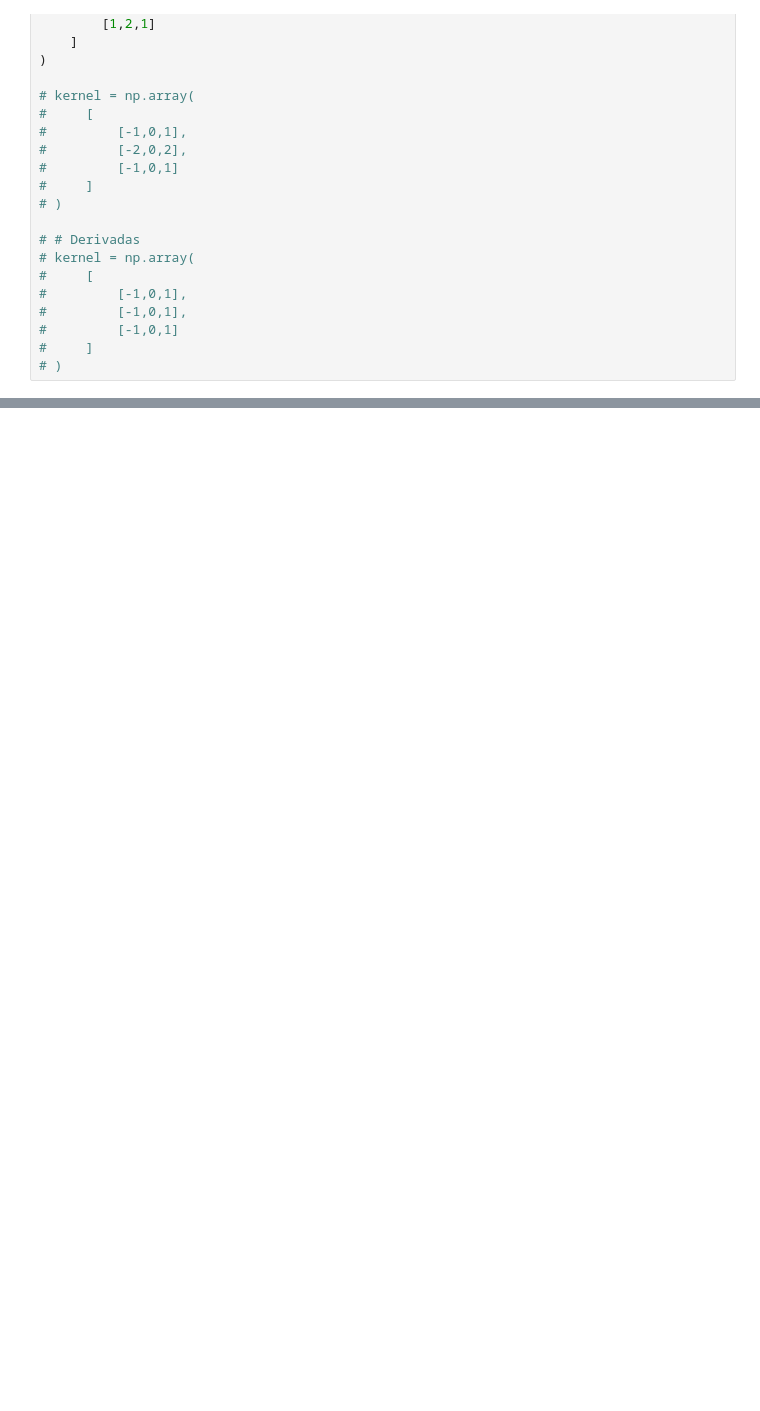
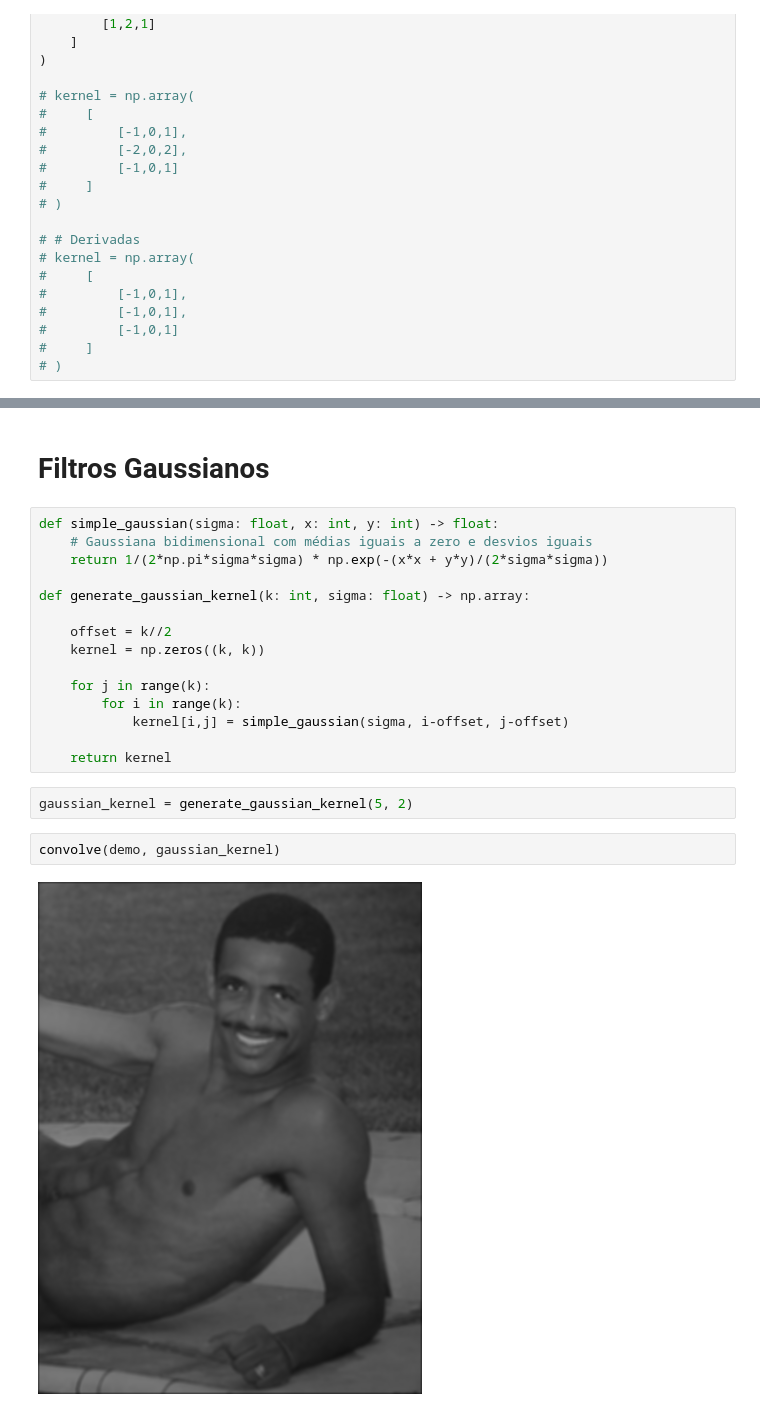
Before and after one commit to kenzosakiyama/visao_computacional, a Jupyter notebook: filtros_de_convolucao.ipynb, the cells around one changed output, grey strips where cells are left out. Drawn from its saved outputs; the diff is of its cells as text; blank space fills up the shorter version.

Commit message:
Implementação de filtros gaussianos e testes

```diff
--- a/filtros_de_convolucao.ipynb
+++ b/filtros_de_convolucao.ipynb
@@ -136,0 +143,23 @@ apply_sobel_border_detection(demo)
+# %% [markdown]
+# Filtros Gaussianos
+# %%
+def simple_gaussian(sigma: float, x: int, y: int) -> float:
+    # Gaussiana bidimensional com médias iguais a zero e desvios iguais
+    return 1/(2*np.pi*sigma*sigma) * np.exp(-(x*x + y*y)/(2*sigma*sigma))
+
+def generate_gaussian_kernel(k: int, sigma: float) -> np.array:
+
+    offset = k//2
+    kernel = np.zeros((k, k))
+
+    for j in range(k):
+        for i in range(k):
+            kernel[i,j] = simple_gaussian(sigma, i-offset, j-offset)
+
+    return kernel
+# %%
+gaussian_kernel = generate_gaussian_kernel(5, 2)
+# %%
+convolve(demo, gaussian_kernel)
+# %% [output]
+[figure, added]
```
Also changed, not shown: parts of 12 cells of this notebook.
